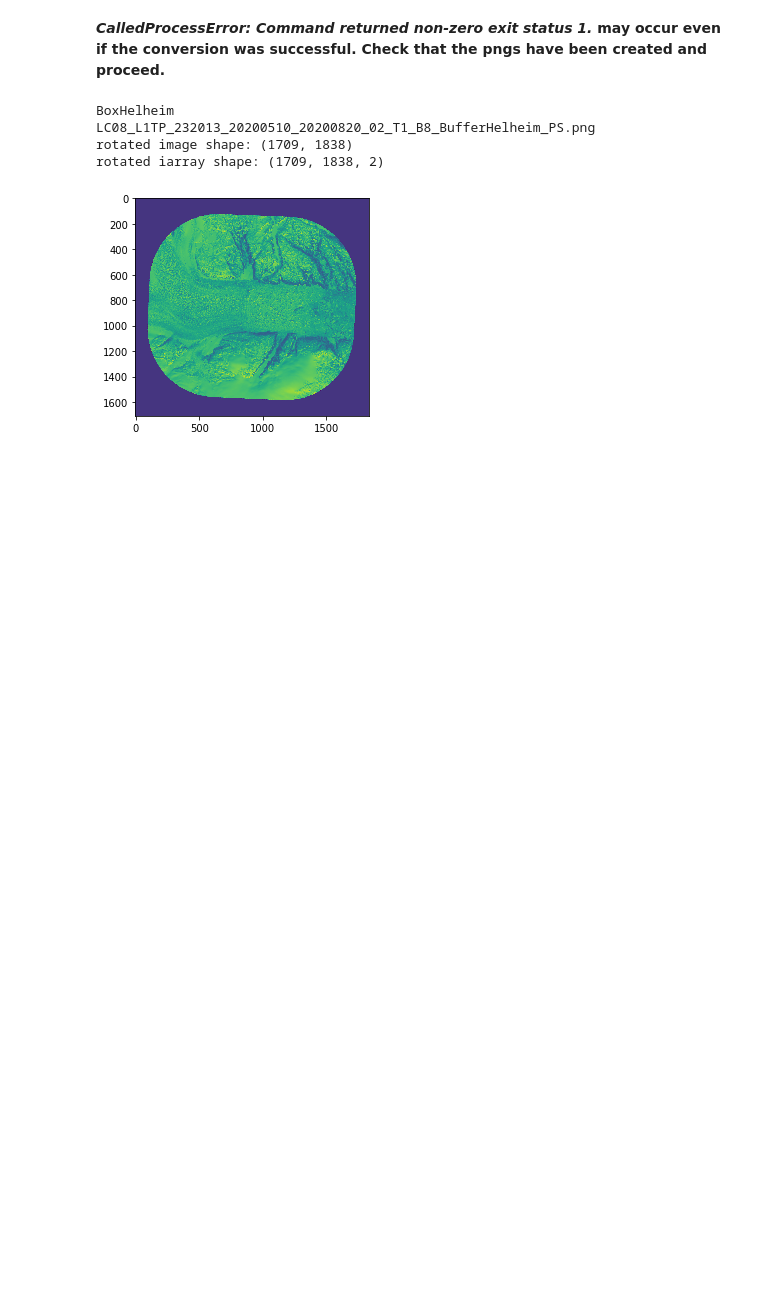
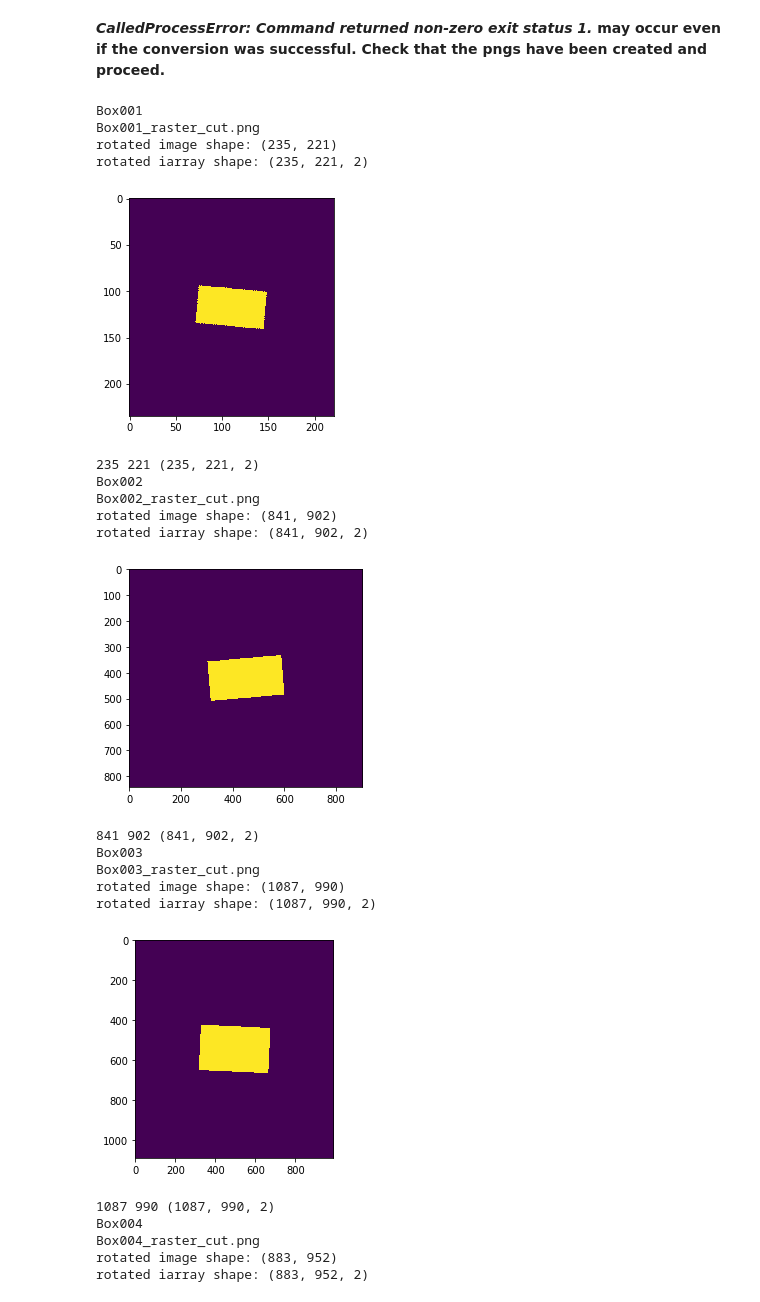
Before and after one commit to jukesliu/automated-glacier-terminus, a Jupyter notebook: preprocess.ipynb, the cells around one changed output. Cells and saved outputs as stored; diff of their text form; code cells hidden in the pictures; blank space fills up the shorter version.

```diff
--- a/preprocess.ipynb
+++ b/preprocess.ipynb
@@ -165,9 +174,8 @@ When images are downloaded across many different Landsat path rows, it's possibl
 # %%
 ######################################################################################
 SKIP = False # if you want to skip this step, change to True
-# desired_proj = '3413' # EPSG code for desired projection
-desired_proj = '32608' # EPSG code for desired projection
-suffix = '_RP' # suffix for reprojected images - something that indicates the projection
+desired_proj = '3413' # EPSG code for desired projection
+suffix = '_PS' # suffix for reprojected images - something that indicates the projection
 ######################################################################################
 
 for BoxID in BoxIDs:
@@ -310,13 +368,14 @@ The following code processes ice velocity (vx, vy) rasters to determine each gla
 # crop the velocity raster to the RGI shapefile if available, terminus box if not
 for BoxID in BoxIDs:
     print('Box'+BoxID)
-    terminus_path = basepath+"Box"+BoxID+"/RGI_Box"+BoxID+".shp"  # path to RGI shapefile
+    terminus_path = basepath+"Box"+BoxID+"/Box"+BoxID+".shp"  # set the path to the box shapefile instead
+#     terminus_path = basepath+"Box"+BoxID+"/RGI_Box"+BoxID+".shp"  # path to RGI shapefile
 
-    if not os.path.exists(terminus_path): # if the RGI shapefile does not exist
-        terminus_path = basepath+"Box"+BoxID+"/Box"+BoxID+".shp"  # set the path to the box shapefile instead
-        print('Using terminus box.')
-    else:
-        print('Using RGI glacier outline.')
+#     if not os.path.exists(terminus_path): # if the RGI shapefile does not exist
+#         terminus_path = basepath+"Box"+BoxID+"/Box"+BoxID+".shp"  # set the path to the box shapefile instead
+#         print('Using terminus box.')
+#     else:
+#         print('Using RGI glacier outline.')
 
     vx_in = basepath+vx_name; vy_in = basepath+vy_name # input velocity file paths
 
@@ -326,8 +385,8 @@ for BoxID in BoxIDs:
     # subset x and y velocity files
     v_subset1 = 'gdalwarp -overwrite -cutline '+terminus_path+' -crop_to_cutline '+vx_in+" "+vx_out
     v_subset2 = 'gdalwarp -overwrite -cutline '+terminus_path+' -crop_to_cutline '+vy_in+" "+vy_out
+
     subprocess.run(v_subset1, shell=True, check=True)
     subprocess.run(v_subset2, shell=True, check=True)
-
     print("Box"+BoxID+' done.')
 # %% [output]
@@ -376,8 +449,8 @@ for BoxID in BoxIDs:
             rgi_exists = 1
 
     if rgi_exists == 1: # if yes, open those files
-        vx = rio.open(basepath+"Box"+BoxID+"/RGI_Box"+BoxID+'_'+vx_name, "r")
-        vy = rio.open(basepath+"Box"+BoxID+"/RGI_Box"+BoxID+'_'+vy_name, "r")
+        vx = rio.open(basepath+"Box"+BoxID+"/Box"+BoxID+'_'+vx_name, "r")
+        vy = rio.open(basepath+"Box"+BoxID+"/Box"+BoxID+'_'+vy_name, "r")
     else: # if not, they were subset using the boxes. Open those files
         vx = rio.open(basepath+"Box"+BoxID+"/Box"+BoxID+'_'+vx_name, "r")
         vy = rio.open(basepath+"Box"+BoxID+"/Box"+BoxID+'_'+vy_name, "r")
@@ -492,9 +602,13 @@ for index, row in velocities_df.iterrows():
 # %%
 # convert all images to png for rotation using image magick
 for index, row in velocities_df.iterrows():
+    print(index)
     BoxID = index
+    print(BoxID)
 #     command = 'cd '+downloadpath+'Box'+BoxID+'/reprojected/; magick mogrify -format png *.TIF' # on Mac
-    command = 'cd '+downloadpath+'Box'+BoxID+'/reprojected/; mogrify -format png *.TIF' # on Linux
+    command = "cd "+downloadpath+"Box"+BoxID+"/reprojected/; mogrify -quiet -define 'tiff:ignore-tags=33550,33922,34735,34737,42113' -format png *.TIF" # just do for raster on Linux tiff:ignore-tags=33550,33922,34735,34737,42113
+    print(command)
     subprocess.run(command, shell=True,check=True)
+    print('finished this box')
 print('Conversion to PNG finished.')
 # %% [output]
@@ -502,47 +632,72 @@ CalledProcessError: Command 'cd /media/jukes/jukes1/LS8aws/BoxHelheim/reprojecte
 # %% [markdown]
 **_CalledProcessError: Command returned non-zero exit status 1._ may occur even if the conversion was successful. Check that the pngs have been created and proceed.**
 # %%
-# rotate the images
+# rotate the images and resize them
 for index, row in velocities_df.iterrows():
     BoxID = index; print("Box"+BoxID) # keep track of progress
     for file in os.listdir(downloadpath+"Box"+BoxID+'/reprojected/'):
-        if file.endswith('.png'):
+        if file.endswith('raster_cut.png'):
             print(file)
             # grab the transform from the geotiff version
             gtiff = rio.open(downloadpath+"Box"+BoxID+'/reprojected/'+file[:-4]+'.TIF')
             [left,bottom,right,top] = gtiff.bounds # grab extent
             pixres = gtiff.transform[0] # grab pixel resolution [m]
 
             # open and rotate
             img  = Image.open(downloadpath+"Box"+BoxID+'/reprojected/'+file)
 #             rotated = img.rotate(-float(row['Flow_dir']))
             rotated = rotate(img,angle=-float(row['Flow_dir']),reshape=False)
             rot_img = Image.fromarray(rotated)
             print('rotated image shape:', rotated.shape)
 
             # rotate img coordinates too (grid center coords)
             xi, yi = np.meshgrid(np.arange(left+pixres/2,right,pixres),
                                  np.flip(np.arange(bottom+pixres/2,top,pixres)), # flip the y
                                  indexing='xy')
             iarray = np.dstack((xi,yi))
             if iarray.shape[:2] != rotated.shape: # if x y dimensions don't match,
                 # try again
                 xi, yi = np.meshgrid(np.arange(left+pixres/2,right-pixres/2,pixres),
                              np.flip(np.arange(bottom+pixres/2,top-pixres/2,pixres)), # flip the y
                              indexing='xy'); iarray = np.dstack((xi,yi))
             rot_iarray = rotate(iarray,angle=-float(row['Flow_dir']),reshape=False)
+
             print("rotated iarray shape:", rot_iarray.shape)
 
             # visualize rotated image
             plt.imshow(rotated)
             plt.show()
 
             # save
             rot_img.save(downloadpath+"Box"+BoxID+'/'+folder_name+'/R_'+file)
-#             break # remove this to run on multiple
+
+
+    resizepath = downloadpath+"Box"+BoxID+'/'+folder_name+'/' # path to rotated images
+    orig_img_idxs = resize_pngs(resizepath,rot_iarray) # crop all and indices as well
+
+    # save original image indexes (geographic coordinates)
+    np.savetxt(resizepath+'img_xidx_Box'+BoxID+'.csv',orig_img_idxs[:,:,0]) # x
+    np.savetxt(resizepath+'img_yidx_Box'+BoxID+'.csv',orig_img_idxs[:,:,1]) # y
 # %% [output]
-BoxHelheim
-LC08_L1TP_232013_20200510_20200820_02_T1_B8_BufferHelheim_PS.png
-rotated image shape: (1709, 1838)
-rotated iarray shape: (1709, 1838, 2)
+Box001
+Box001_raster_cut.png
+rotated image shape: (235, 221)
+rotated iarray shape: (235, 221, 2)
-[figure, old version]
+[figure, new version]
+235 221 (235, 221, 2)
+Box002
+Box002_raster_cut.png
+rotated image shape: (841, 902)
+rotated iarray shape: (841, 902, 2)
+[figure, added]
+841 902 (841, 902, 2)
+Box003
+Box003_raster_cut.png
+rotated image shape: (1087, 990)
+rotated iarray shape: (1087, 990, 2)
+[figure, added]
+1087 990 (1087, 990, 2)
+Box004
+Box004_raster_cut.png
+rotated image shape: (883, 952)
+rotated iarray shape: (883, 952, 2)
```
Also changed, not shown: parts of 17 cells of this notebook, 3 other files.
